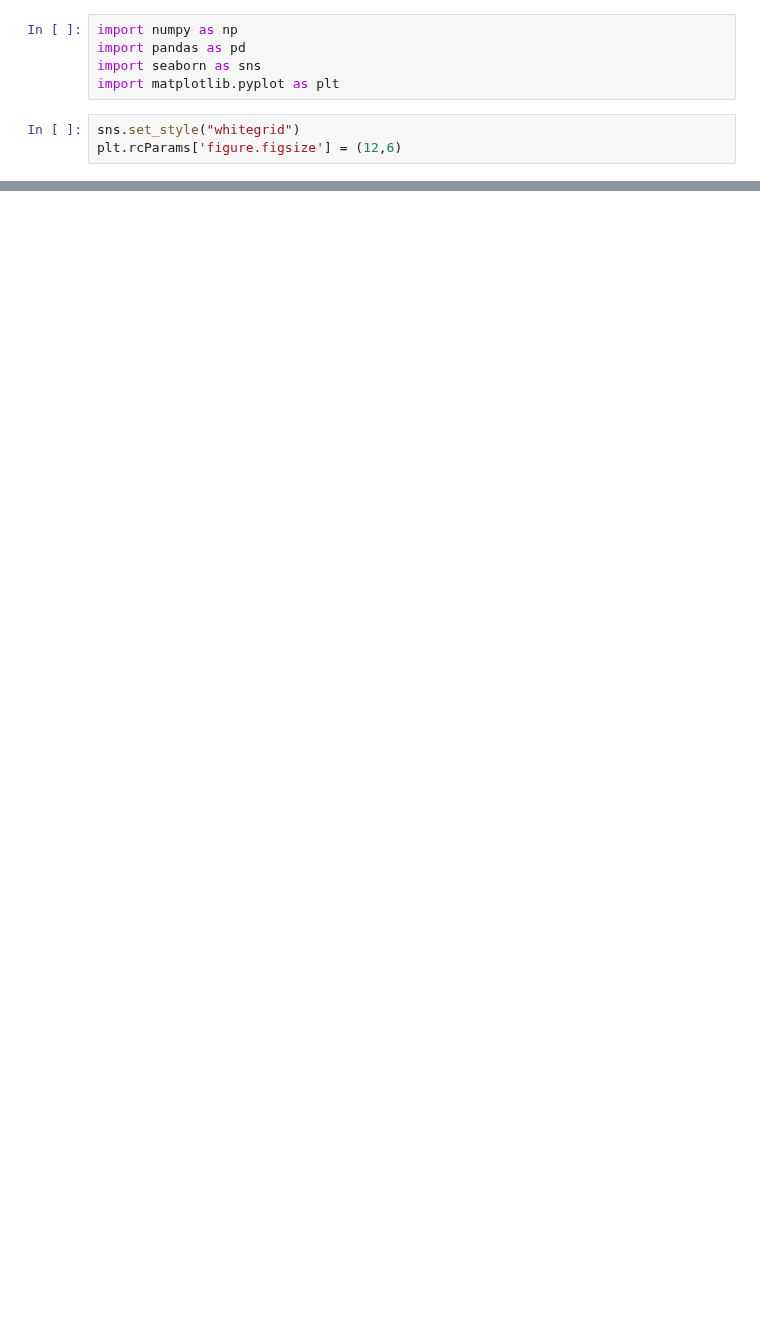
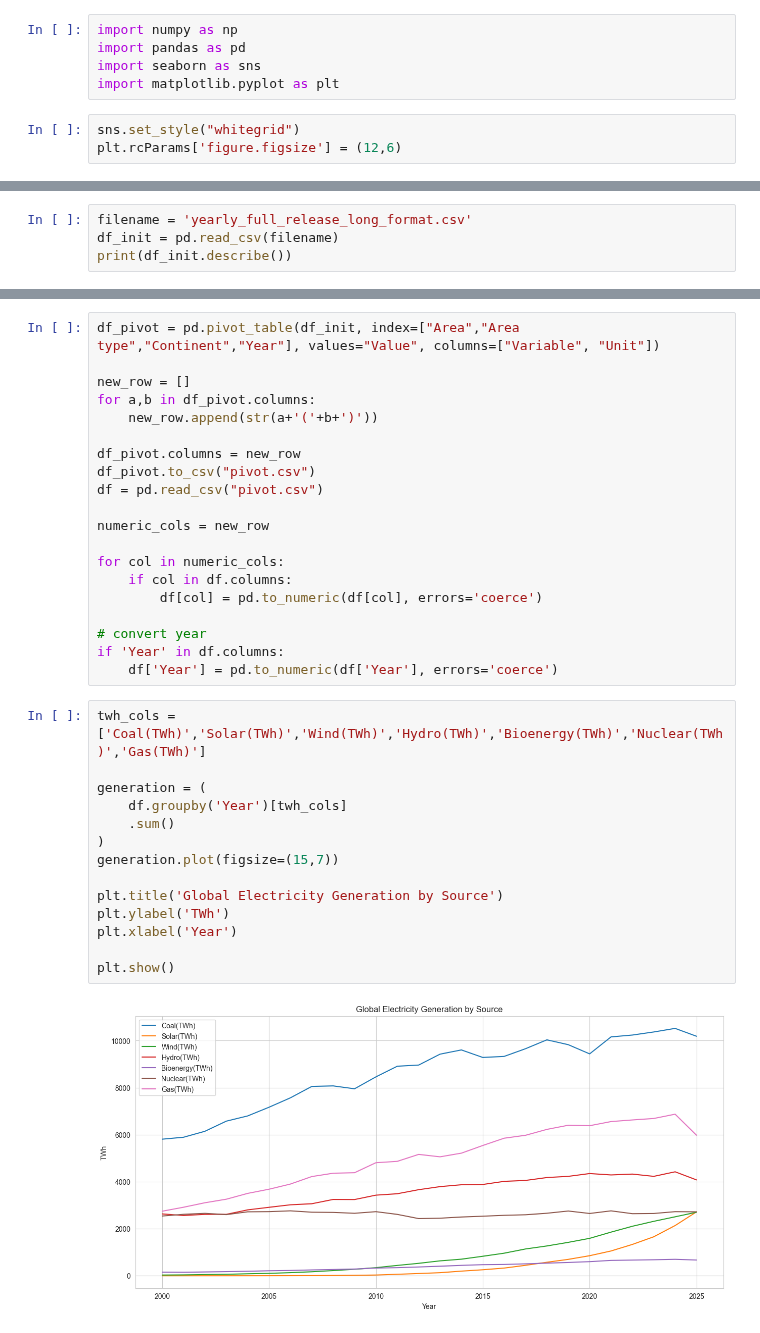
Before and after one commit to cezieu/DataVisDeliverables, a Jupyter notebook: code.ipynb, the cells around one changed output, grey strips where cells are left out. Cells and saved outputs as stored; diff of their text form; blank space fills up the shorter version.

```diff
--- a/code.ipynb
+++ b/code.ipynb
@@ -349,0 +9,4 @@ plt.show()
+# %%
+filename = 'yearly_full_release_long_format.csv'
+df_init = pd.read_csv(filename)
+print(df_init.describe())
@@ -349,0 +48,36 @@ plt.show()
+# %%
+df_pivot = pd.pivot_table(df_init, index=["Area","Area type","Continent","Year"], values="Value", columns=["Variable", "Unit"])
+
+new_row = []
+for a,b in df_pivot.columns:
+    new_row.append(str(a+'('+b+')'))
+
+df_pivot.columns = new_row
+df_pivot.to_csv("pivot.csv")
+df = pd.read_csv("pivot.csv")
+
+numeric_cols = new_row
+
+for col in numeric_cols:
+    if col in df.columns:
+        df[col] = pd.to_numeric(df[col], errors='coerce')
+
+# convert year
+if 'Year' in df.columns:
+    df['Year'] = pd.to_numeric(df['Year'], errors='coerce')
+# %%
+twh_cols = ['Coal(TWh)','Solar(TWh)','Wind(TWh)','Hydro(TWh)','Bioenergy(TWh)','Nuclear(TWh)','Gas(TWh)']
+
+generation = (
+    df.groupby('Year')[twh_cols]
+    .sum()
+)
+generation.plot(figsize=(15,7))
+
+plt.title('Global Electricity Generation by Source')
+plt.ylabel('TWh')
+plt.xlabel('Year')
+
+plt.show()
+# %% [output]
+[figure, added]
```
Also changed, not shown: parts of 37 cells of this notebook.
